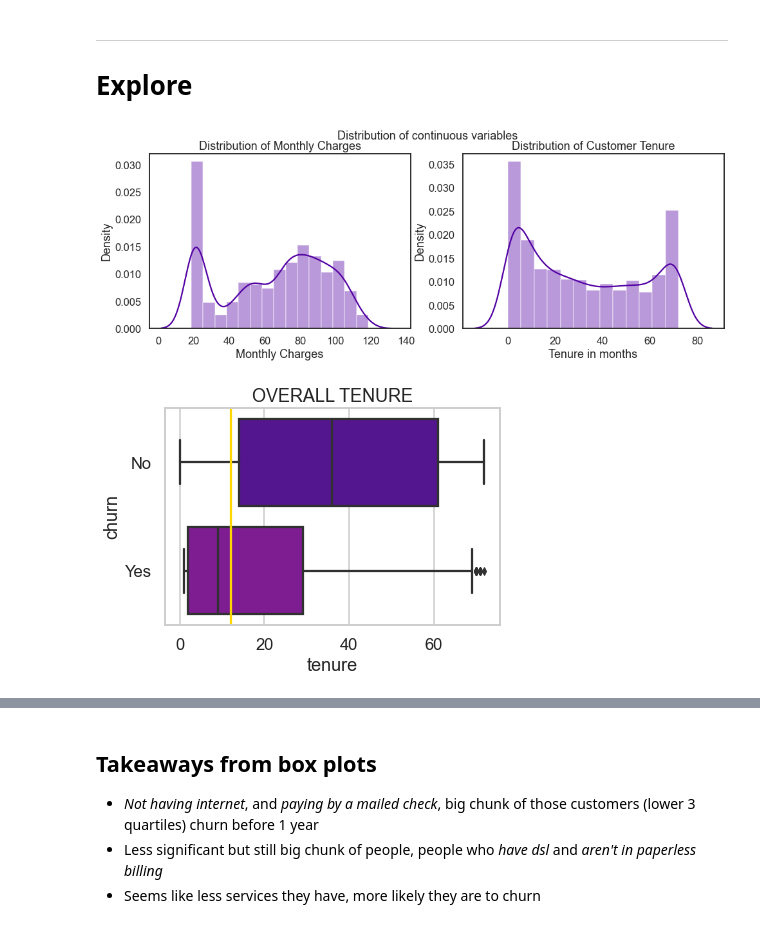
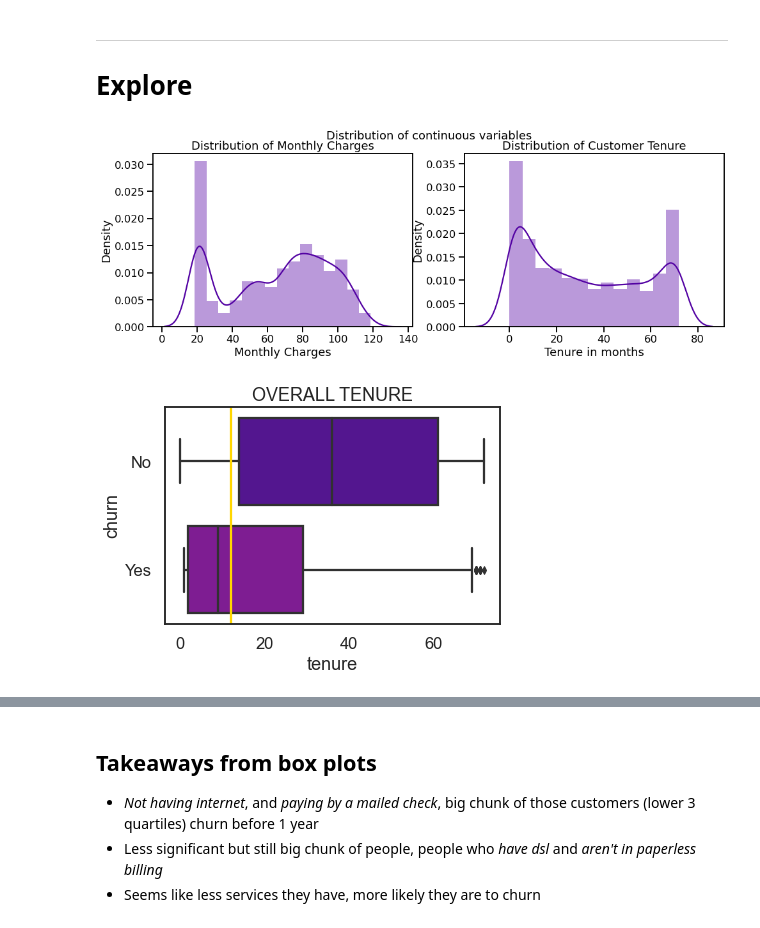
Before and after one commit to HeatherOrtegaMcMillan/telco_churn_classification_project, a Jupyter notebook: final_telco_report.ipynb, the cells around one changed output, grey strips where cells are left out. Cells and saved outputs as stored; diff of their text form; code cells hidden in the pictures.

```diff
--- a/final_telco_report.ipynb
+++ b/final_telco_report.ipynb
@@ -25,12 +25,11 @@ from sklearn.linear_model import LogisticRegression
 # set seaborn defaults
 sns.set_palette('plasma')
 sns.set_context("talk")
-sns.set_style('whitegrid')
 
 # import custom modules
 import acquire
 import prepare
-from explore import plot_counts
+from explore import plot_counts, contingency_metrics
 
 #ignore warnings for now
 import warnings
@@ -246,24 +245,22 @@ cols_continuous = [ 'monthly_charges',
          'total_charges', 'tenure']
 # %%
 # distribution of Monthly Charges
+plt.figure(figsize = (16,5))
+plt.subplot(121)
+sns.distplot(x = train.monthly_charges)
+plt.title('Distribution of Monthly Charges')
+plt.xlabel('Monthly Charges')
 
-with sns.axes_style('white'):
-    plt.figure(figsize = (16,5))
-    plt.subplot(121)
-    sns.distplot(x = train.monthly_charges)
-    plt.title('Distribution of Monthly Charges')
-    plt.xlabel('Monthly Charges')
+# distribution of tenure
+plt.subplot(122)
+sns.distplot(x = train.tenure)
+plt.title('Distribution of Customer Tenure')
+plt.xlabel('Tenure in months')
 
-    # distribution of tenure
-    plt.subplot(122)
-    sns.distplot(x = train.tenure)
-    plt.title('Distribution of Customer Tenure')
-    plt.xlabel('Tenure in months')
-
-    plt.suptitle('Distribution of continuous variables', fontsize = 18)
-    plt.show()
+plt.suptitle('Distribution of continuous variables', fontsize = 18)
+plt.show()
 # %% [output]
-[figure, old version]
+[figure, new version]
 # %%
 # this is the entire demographic!
 # compare this to all the variables to see a difference
@@ -273,6 +270,6 @@ plt.axvline(x = 12, c='gold')
 plt.title('OVERALL TENURE')
 plt.show()
 # %% [output]
-[figure, old version]
+[figure, new version]
 # %%
 # gold line is for looking at customers with tenure less than a year
```
Also changed, not shown: parts of 20 cells of this notebook.
